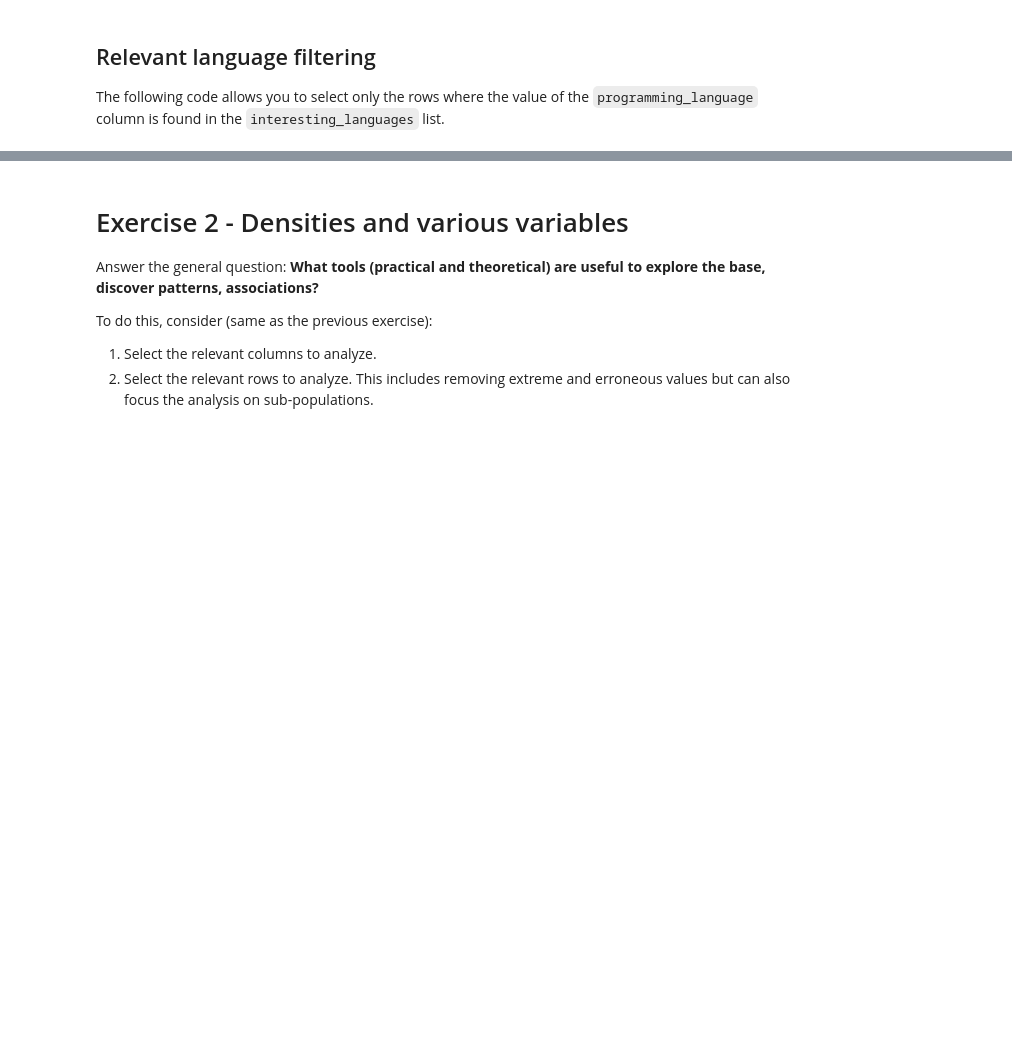
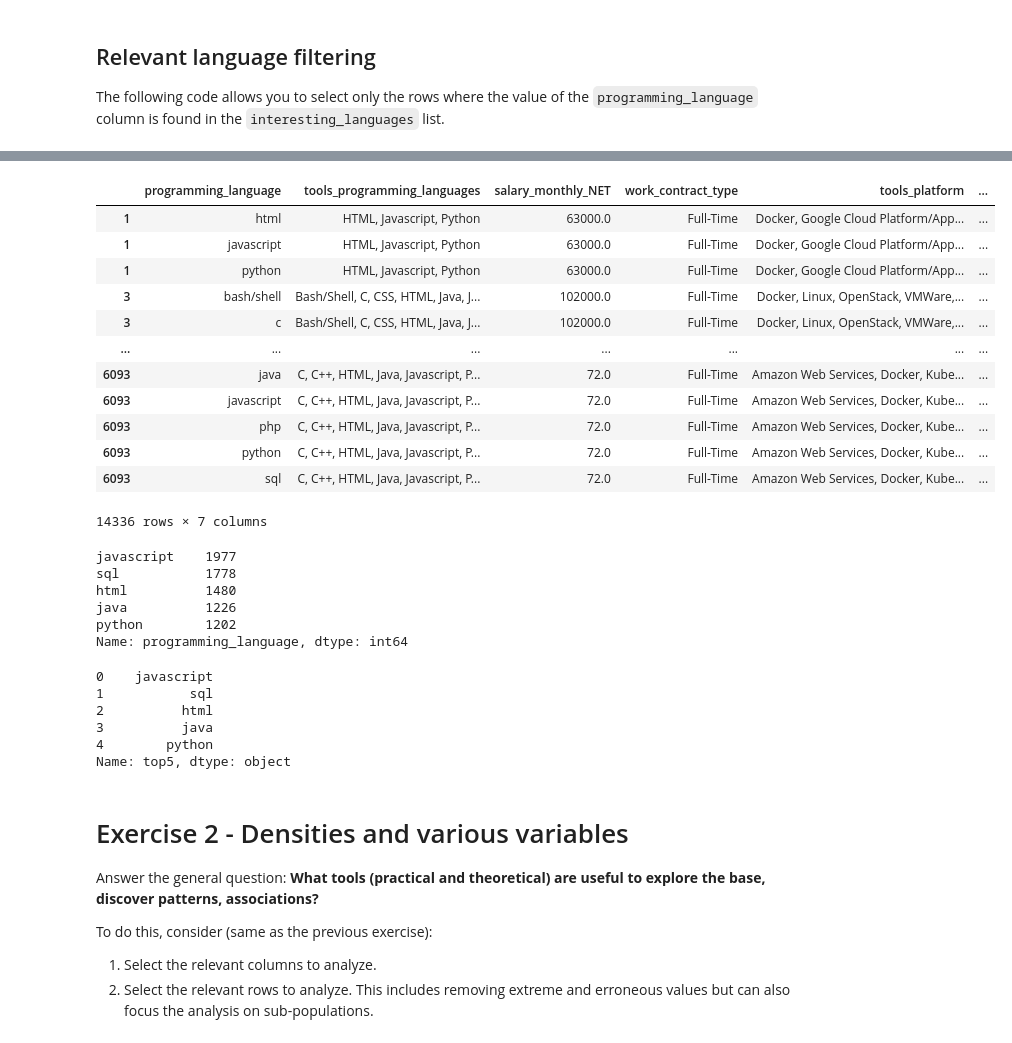
Before and after one commit to benjaminocampo/digitallab_data_visualization, a Jupyter notebook: notebooks/01__practical_exercises.ipynb, the cells around one changed output, grey strips where cells are left out. Saved outputs shown, nothing was run; the diff lists cells and outputs as text; code cells hidden in the pictures; blank space fills up the shorter version.

```diff
--- a/notebooks/01__practical_exercises.ipynb
+++ b/notebooks/01__practical_exercises.ipynb
@@ -140,0 +170,7 @@ filtered_df_lang
+# %%
+remove_outliers = numpy.abs(
+    df_lang["salary_monthly_NET"] - df_lang["salary_monthly_NET"].mean()
+) <= (2.5 * df_lang["salary_monthly_NET"].std())
+
+df_filtered = df_lang[(df_lang["work_contract_type"] == "Full-Time") &
+                      (remove_outliers)]
@@ -140,0 +179,25 @@ filtered_df_lang
+# %%
+df_filtered
+# %% [output]
+|  | programming_language | tools_programming_languages | salary_monthly_NET | work_contract_type | tools_platform | ... |
+| 1 | html | HTML, Javascript, Python | 63000.0 | Full-Time | Docker, Google Cloud Platform/App... | ... |
+| 1 | javascript | HTML, Javascript, Python | 63000.0 | Full-Time | Docker, Google Cloud Platform/App... | ... |
+| 1 | python | HTML, Javascript, Python | 63000.0 | Full-Time | Docker, Google Cloud Platform/App... | ... |
+| 3 | bash/shell | Bash/Shell, C, CSS, HTML, Java, J... | 102000.0 | Full-Time | Docker, Linux, OpenStack, VMWare,... | ... |
+| 3 | c | Bash/Shell, C, CSS, HTML, Java, J... | 102000.0 | Full-Time | Docker, Linux, OpenStack, VMWare,... | ... |
+| ... | ... | ... | ... | ... | ... | ... |
+| 6093 | java | C, C++, HTML, Java, Javascript, P... | 72.0 | Full-Time | Amazon Web Services, Docker, Kube... | ... |
+| 6093 | javascript | C, C++, HTML, Java, Javascript, P... | 72.0 | Full-Time | Amazon Web Services, Docker, Kube... | ... |
+| 6093 | php | C, C++, HTML, Java, Javascript, P... | 72.0 | Full-Time | Amazon Web Services, Docker, Kube... | ... |
+| 6093 | python | C, C++, HTML, Java, Javascript, P... | 72.0 | Full-Time | Amazon Web Services, Docker, Kube... | ... |
+| 6093 | sql | C, C++, HTML, Java, Javascript, P... | 72.0 | Full-Time | Amazon Web Services, Docker, Kube... | ... |
+14336 rows × 7 columns
+# %%
+df_lang_counts.sort_values(ascending=False).head(5)
+# %% [output]
+javascript    1977
+sql           1778
+html          1480
+java          1226
+python        1202
+Name: programming_language, dtype: int64
@@ -141,3 +212,12 @@ filtered_df_lang
+# %%
+df_top5_langs["top5"]
+# %% [output]
+0    javascript
+1           sql
+2          html
+3          java
+4        python
+Name: top5, dtype: object
 # %% [markdown]
 # Exercise 2 - Densities and various variables
 
```
Also changed, not shown: parts of 9 cells of this notebook.
